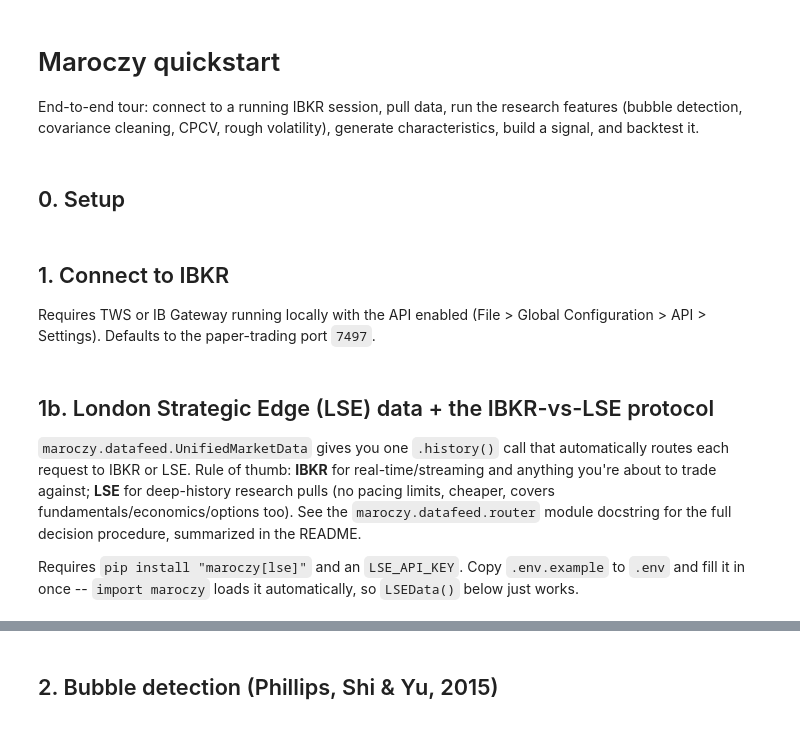
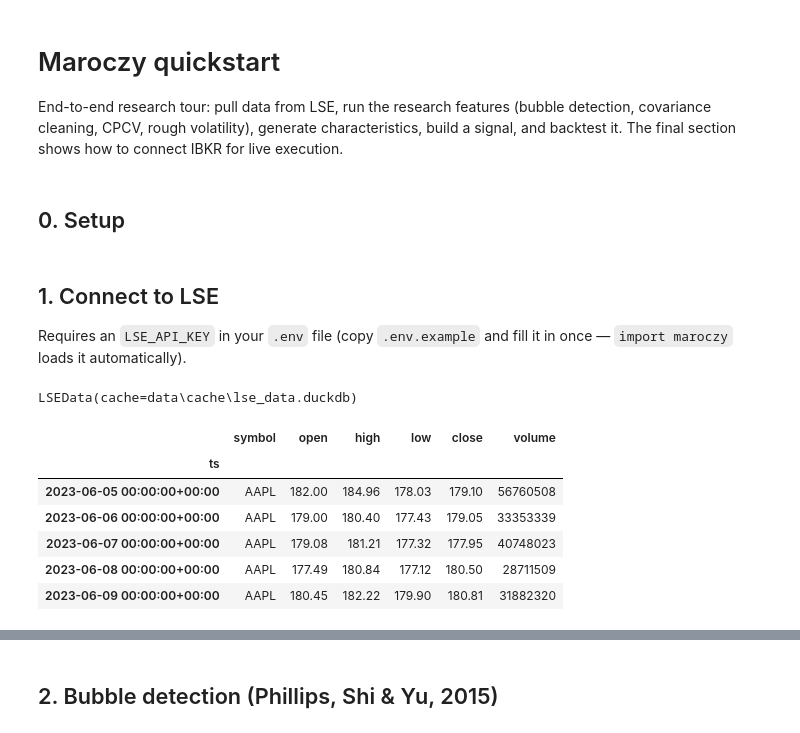
Before and after one commit to mwri469/maroczy, a Jupyter notebook: notebooks/quickstart.ipynb, the cells around one changed output, grey strips where cells are left out. Saved outputs shown, nothing was run; the diff lists cells and outputs as text; code cells hidden in the pictures.

```diff
--- a/notebooks/quickstart.ipynb
+++ b/notebooks/quickstart.ipynb
@@ -1,7 +1,7 @@
 # %% [markdown]
 # Maroczy quickstart
 
-End-to-end tour: connect to a running IBKR session, pull data, run the research features (bubble detection, covariance cleaning, CPCV, rough volatility), generate characteristics, build a signal, and backtest it.
+End-to-end research tour: pull data from LSE, run the research features (bubble detection, covariance cleaning, CPCV, rough volatility), generate characteristics, build a signal, and backtest it. The final section shows how to connect IBKR for live execution.
 # %% [markdown]
 ## 0. Setup
 # %%
@@ -13,27 +13,24 @@ from maroczy.features import bubble, covariance, cpcv, rough_vol
 from maroczy.characteristics import CharacteristicEngine, CharacteristicRegistry
 from maroczy.strategy import zscore, long_short_weights, run_backtest
 # %% [markdown]
-## 1. Connect to IBKR
+## 1. Connect to LSE
 
-Requires TWS or IB Gateway running locally with the API enabled (File > Global Configuration > API > Settings). Defaults to the paper-trading port `7497`.
+Requires an `LSE_API_KEY` in your `.env` file (copy `.env.example` and fill it in once — `import maroczy` loads it automatically).
 # %%
-broker = Broker()  # host='127.0.0.1', port=7497 (paper), client_id=1
-broker.connect()
-broker
+lse = LSEData()  # reads LSE_API_KEY from the environment
+lse
+# %% [output]
+LSEData(cache=data\cache\lse_data.duckdb)
 # %%
-md = MarketData(broker)
 symbols = ["AAPL", "MSFT", "AMZN", "GOOGL", "META"]
-bars = {s: md.history(s, duration="3 Y", bar_size="1 day") for s in symbols}
+bars = {s: lse.candles(s, timeframe="1d") for s in symbols}
 bars["AAPL"].tail()
+# %% [output]
+|  | symbol | open | high | low | close | volume |
+| ts |  |  |  |  |  |  |
+| 2023-06-05 00:00:00+00:00 | AAPL | 182.00 | 184.96 | 178.03 | 179.10 | 56760508 |
+| 2023-06-06 00:00:00+00:00 | AAPL | 179.00 | 180.40 | 177.43 | 179.05 | 33353339 |
+| 2023-06-07 00:00:00+00:00 | AAPL | 179.08 | 181.21 | 177.32 | 177.95 | 40748023 |
+| 2023-06-08 00:00:00+00:00 | AAPL | 177.49 | 180.84 | 177.12 | 180.50 | 28711509 |
+| 2023-06-09 00:00:00+00:00 | AAPL | 180.45 | 182.22 | 179.90 | 180.81 | 31882320 |
-# %% [markdown]
-## 1b. London Strategic Edge (LSE) data + the IBKR-vs-LSE protocol
-
-`maroczy.datafeed.UnifiedMarketData` gives you one `.history()` call that automatically
-routes each request to IBKR or LSE. Rule of thumb: **IBKR** for real-time/streaming and
-anything you're about to trade against; **LSE** for deep-history research pulls (no pacing
-limits, cheaper, covers fundamentals/economics/options too). See the `maroczy.datafeed.router`
-module docstring for the full decision procedure, summarized in the README.
-
-Requires `pip install "maroczy[lse]"` and an `LSE_API_KEY`. Copy `.env.example` to `.env`
-and fill it in once -- `import maroczy` loads it automatically, so `LSEData()` below just works.
 # %%
```
Also changed, not shown: parts of 16 cells of this notebook, 14 other files.
